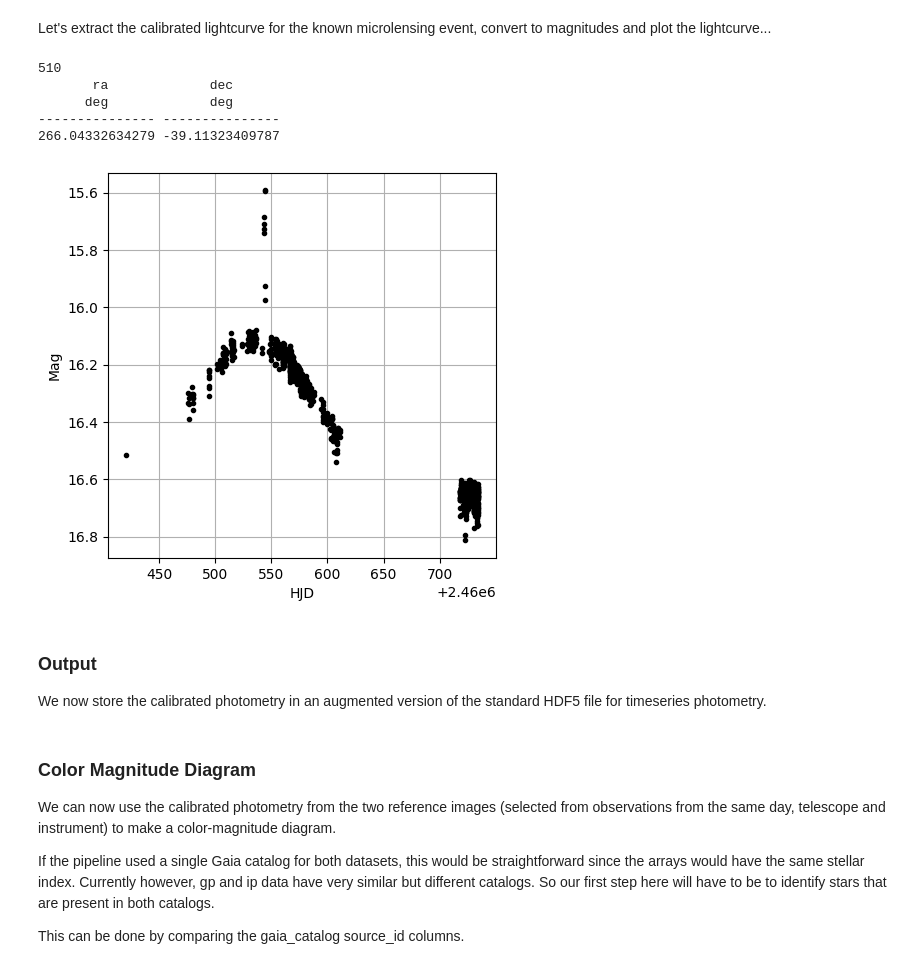
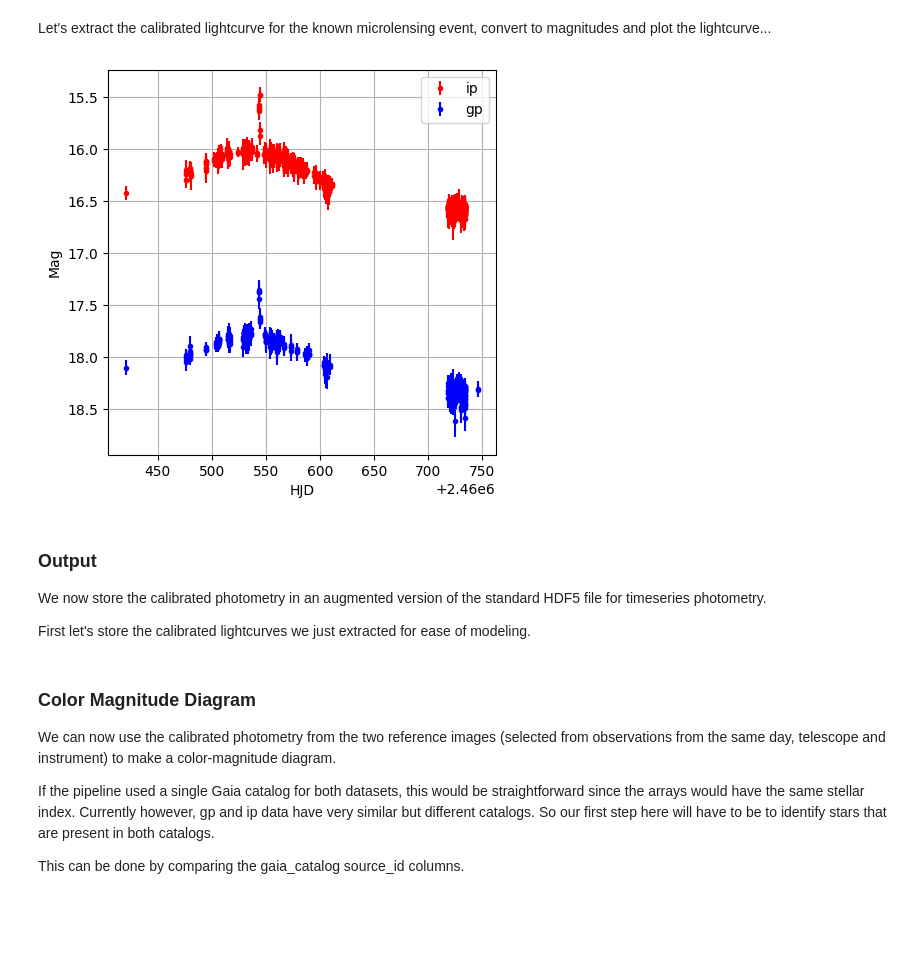
Before and after one commit to LCOGT/microlensing_photometry, a Jupyter notebook: docs/notebooks/photometric_calibration.ipynb, the cells around one changed output. Saved outputs shown, nothing was run; the diff lists cells and outputs as text; code cells hidden in the pictures; blank space fills up the shorter version.

```diff
--- a/docs/notebooks/photometric_calibration.ipynb
+++ b/docs/notebooks/photometric_calibration.ipynb
@@ -636,35 +664,52 @@ Working on image 250 of 1073
 # %% [markdown]
 Let's extract the calibrated lightcurve for the known microlensing event, convert to magnitudes and plot the lightcurve...
 # %%
-star_idx, entry = GC.find_nearest(dataset_ip.source_wcs, target.ra.deg, target.dec.deg, log=log)
-print(star_idx)
-print(entry)
+star_idx_ip, entry_ip = GC.find_nearest(dataset_ip.source_wcs, target.ra.deg, target.dec.deg, log=log)
+star_idx_gp, entry_gp = GC.find_nearest(dataset_gp.source_wcs, target.ra.deg, target.dec.deg, log=log)
-# %% [output]
-510
-       ra             dec
-      deg             deg
---------------- ---------------
-266.04332634279 -39.11323409787
 # %%
 # Select the valid measurements
-v1 = ~np.isnan(cal_mag_ip[star_idx, :])
-v2 = ~np.isnan(err_cal_mag_ip[star_idx, :])
-valid = np.logical_and(v1, v2)
+v1 = ~np.isnan(cal_mag_ip[star_idx_ip, :])
+v2 = ~np.isnan(err_cal_mag_ip[star_idx_ip, :])
+valid_ip = np.logical_and(v1, v2)
+
+v1 = ~np.isnan(cal_mag_gp[star_idx_gp, :])
+v2 = ~np.isnan(err_cal_mag_gp[star_idx_gp, :])
+valid_gp = np.logical_and(v1, v2)
 # %%
 fig, ax = plt.subplots(1,1, figsize=(5,5))
 
-ax.plot(dataset_ip.timestamps[valid], cal_mag_ip[star_idx, valid], 'k.')
+ax.errorbar(
+    dataset_ip.timestamps[valid_ip]['HJD'].data,
+    cal_mag_ip[star_idx_ip, valid_ip],
+    yerr=err_cal_mag_ip[star_idx_ip, valid_ip],
+    marker='.',
+    c='r',
+    ls='none',
+    label='ip'
+)
+ax.errorbar(
+    dataset_gp.timestamps[valid_gp]['HJD'].data,
+    cal_mag_gp[star_idx_gp, valid_gp],
+    yerr=err_cal_mag_gp[star_idx_gp, valid_gp],
+    marker='.',
+    c='b',
+    ls='none',
+    label='gp'
+)
 
 ax.set_xlabel('HJD')
 ax.set_ylabel('Mag')
 ymin, ymax = ax.get_ylim()
 ax.set_ylim([ymax, ymin])
 
 plt.grid()
+plt.legend()
 plt.show()
 # %% [output]
-[figure, old version]
+[figure, new version]
 # %% [markdown]
 ### Output
 
 We now store the calibrated photometry in an augmented version of the standard HDF5 file for timeseries photometry.
+
+First let's store the calibrated lightcurves we just extracted for ease of modeling.
```
Also changed, not shown: parts of 10 cells of this notebook.
